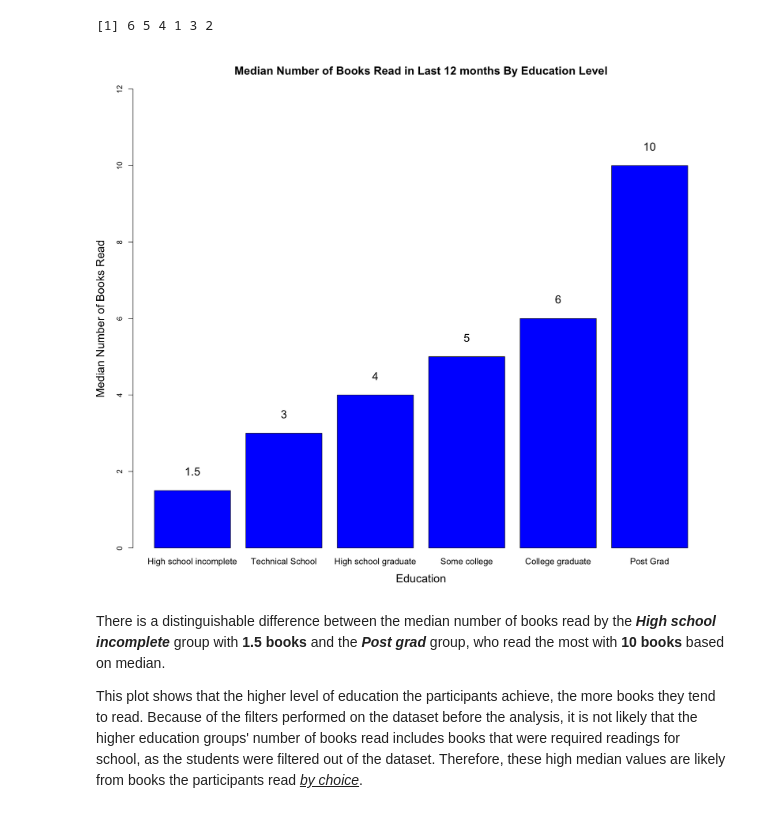
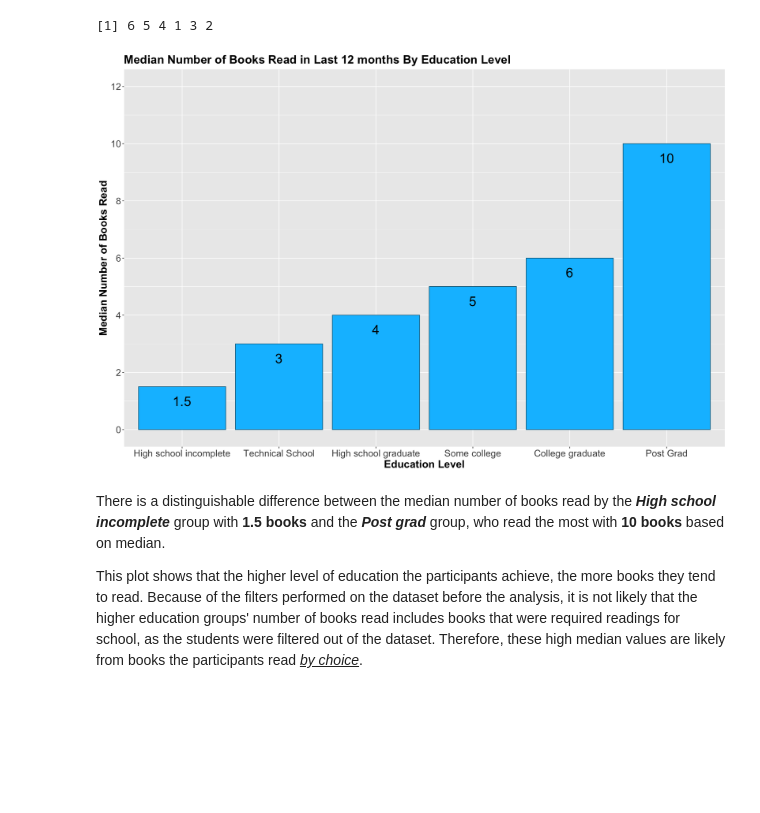
Before and after one commit to dannyjimenez98/Reading-Habits-vs-Income-Analysis, a Jupyter notebook: Reading-vs-Income-Analysis.ipynb, the cells around one changed output. Saved outputs shown, nothing was run; the diff lists cells and outputs as text; code cells hidden in the pictures; blank space fills up the shorter version.

```diff
--- a/Reading-vs-Income-Analysis.ipynb
+++ b/Reading-vs-Income-Analysis.ipynb
@@ -243,23 +273,21 @@ sortMed<-order(booksByEdu$medBooks)
 sortMed
 # %% [output]
 [1] 6 5 4 1 3 2
-# %%
-#plot
-options(repr.plot.width=14, repr.plot.height=12)
-bp<-barplot(booksByEdu$medBooks[sortMed],names.arg=booksByEdu$eduPath[sortMed],
-            ylim=c(0,12),
-            cex.names=1.15,
-            xlab="Education",
-            ylab="Median Number of Books Read",
-            main="Median Number of Books Read in Last 12 months By Education Level",
-            col="blue", cex.lab=1.5, cex.main=1.5)
-text(x=bp,
-     y=booksByEdu$medBooks[sortMed]+0.5,
-     labels=round(booksByEdu$medBooks[sortMed],1),
-     col="black", cex=1.5)
-invisible(bp)
-# %% [output]
-[figure, removed]
+# %%
+options(repr.plot.width=15, repr.plot.height=10)
+
+# plot
+ggplot(data=booksByEdu, aes(x=factor(eduPath, eduPath[sortMed]), y=medBooks)) +
+        geom_bar(stat="identity", color="deepskyblue4", fill="deepskyblue") +
+        geom_text(aes(label=medBooks), vjust=2, color="black", size=8) +
+        labs(title="Median Number of Books Read in Last 12 months By Education Level",
+             x="Education Level", y="Median Number of Books Read") +
+        scale_y_continuous(breaks=seq(0, 14, by=2),limits=c(0,12)) +
+        theme(axis.text=element_text(size=16),
+              axis.title=element_text(size=18,face="bold"),
+              plot.title=element_text(size=20,face="bold"))
+# %% [output]
+[figure, added]
 # %% [markdown]
 There is a distinguishable difference between the median number of books read by the ***High school incomplete*** group with **1.5 books** and the ***Post grad*** group, who read the most with **10 books** based on median.
 
```
Also changed, not shown: parts of 8 cells of this notebook.
